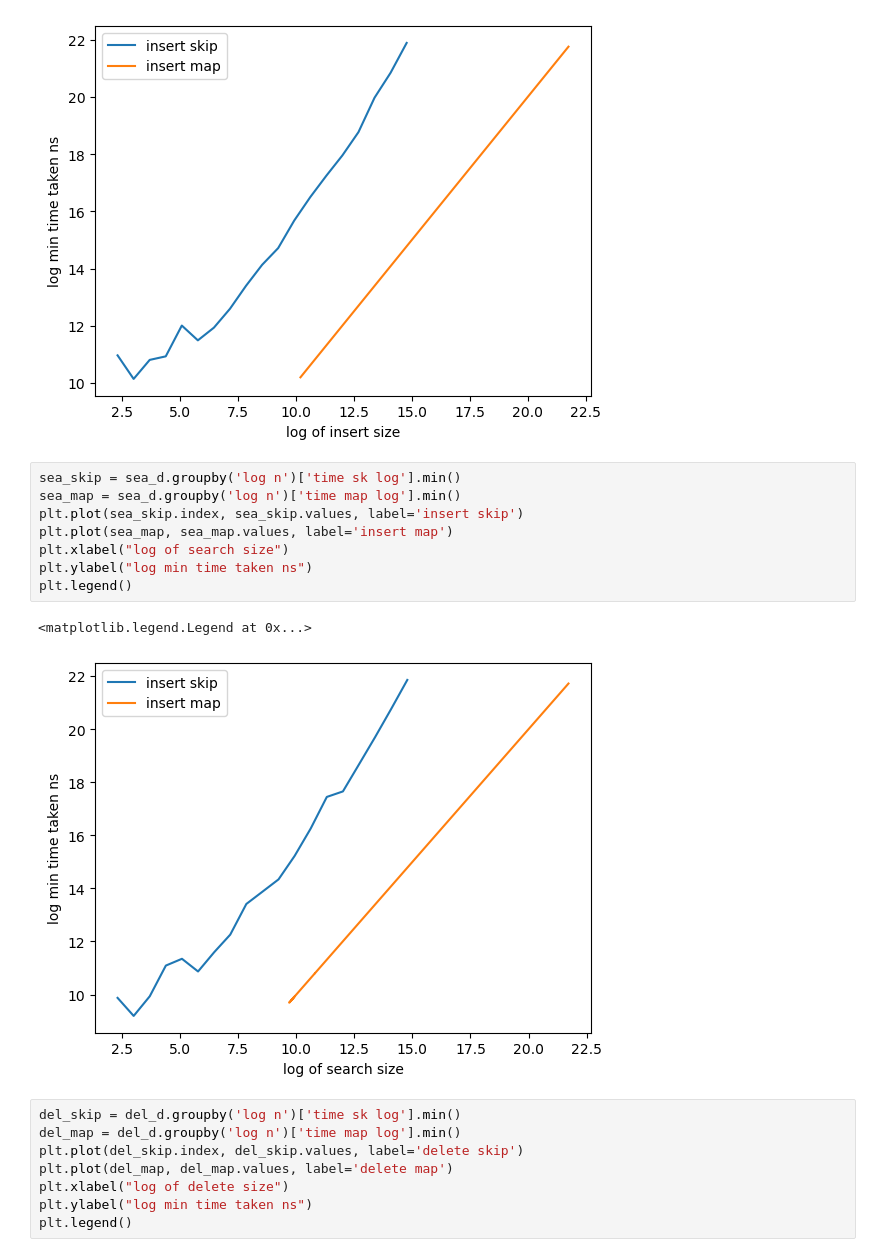
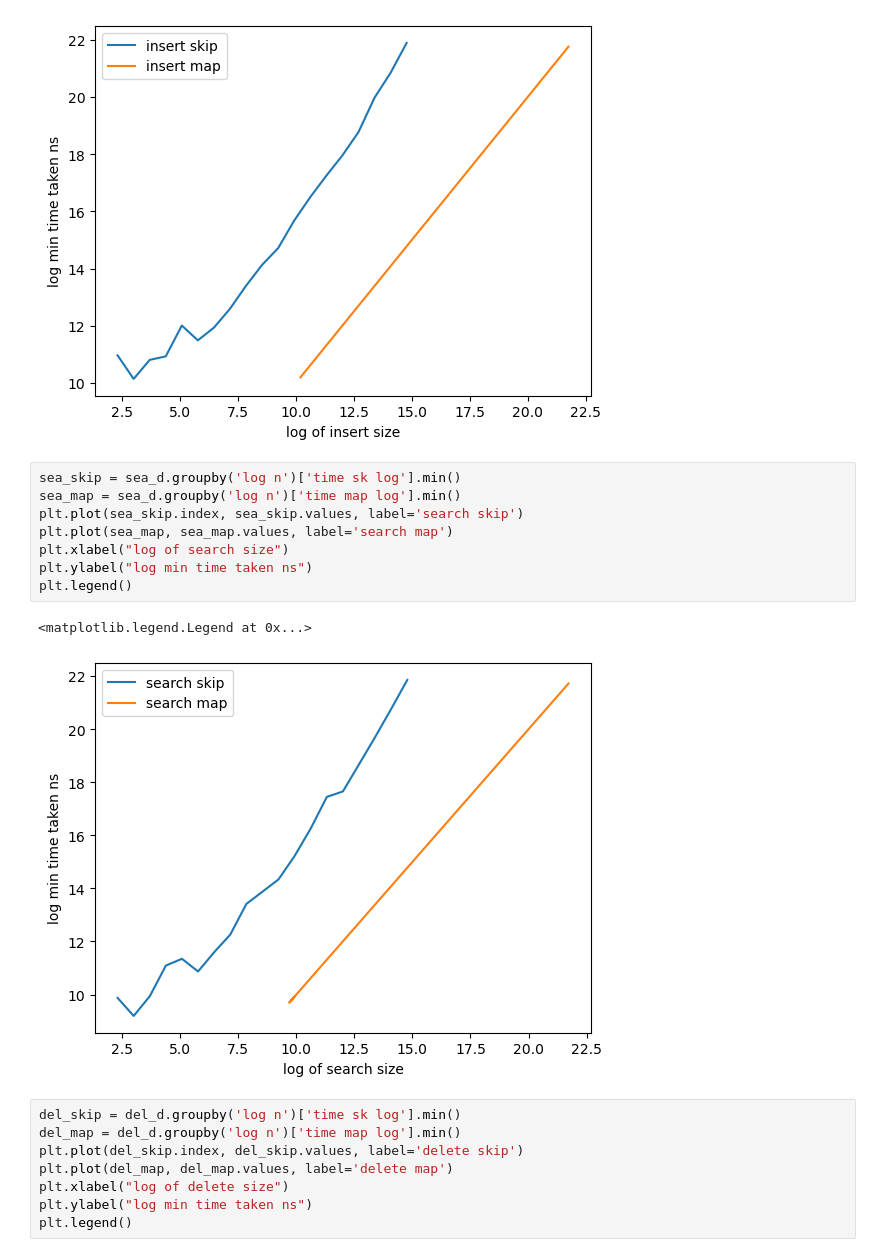
Before and after one commit to shin-fued/APAL_SKIPLIST, a Jupyter notebook: analysis_skip_list.ipynb, the cells around one changed output. Saved outputs shown, nothing was run; the diff lists cells and outputs as text.

```diff
--- a/analysis_skip_list.ipynb
+++ b/analysis_skip_list.ipynb
@@ -68,14 +68,14 @@ plt.legend()
 # %%
 sea_skip = sea_d.groupby('log n')['time sk log'].min()
 sea_map = sea_d.groupby('log n')['time map log'].min()
-plt.plot(sea_skip.index, sea_skip.values, label='insert skip')
-plt.plot(sea_map, sea_map.values, label='insert map')
+plt.plot(sea_skip.index, sea_skip.values, label='search skip')
+plt.plot(sea_map, sea_map.values, label='search map')
 plt.xlabel("log of search size")
 plt.ylabel("log min time taken ns")
 plt.legend()
 # %% [output]
 <matplotlib.legend.Legend at 0x...>
-[figure, old version]
+[figure, new version]
 # %%
 del_skip = del_d.groupby('log n')['time sk log'].min()
 del_map = del_d.groupby('log n')['time map log'].min()
```
Also changed, not shown: parts of 3 cells of this notebook.
